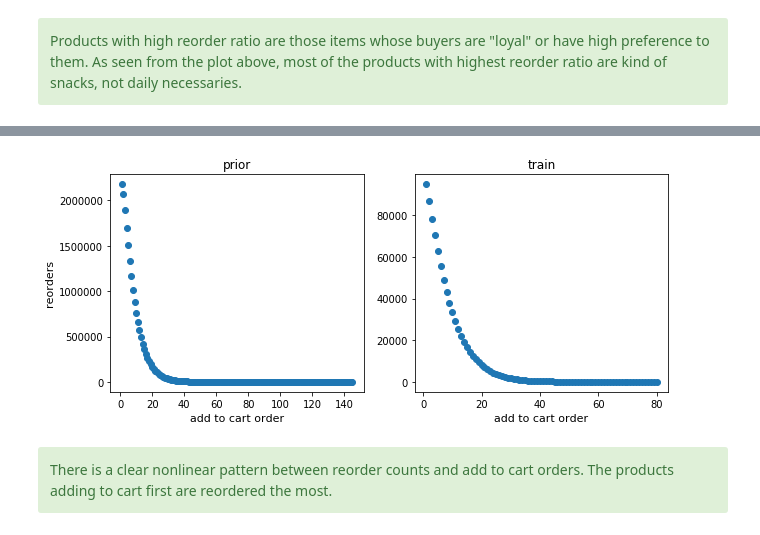
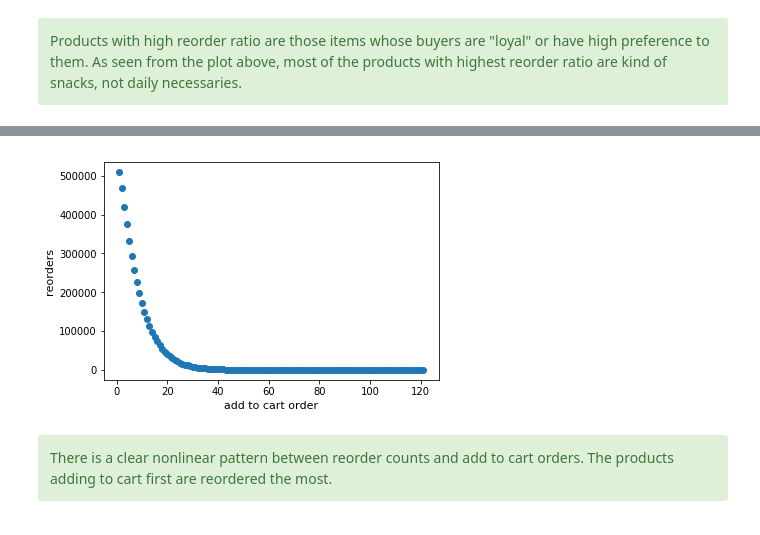
Before and after one commit to cfuther/Capstone-Project-1---Instacart, a Jupyter notebook: Capstone Project 1 - Predict Reorders.ipynb, the cells around one changed output, grey strips where cells are left out. Saved outputs shown, nothing was run; the diff lists cells and outputs as text; code cells hidden in the pictures.

```diff
--- a/Capstone Project 1 - Predict Reorders.ipynb
+++ b/Capstone Project 1 - Predict Reorders.ipynb
@@ -230,9 +266,12 @@ Customers make at least 4 orders and at most 100 orders.
 department = pd.read_csv('C:/DS/Springboard/1st_capstone_project/departments/departments.csv')
 aisle = pd.read_csv('C:/DS/Springboard/1st_capstone_project/aisles/aisles.csv')
 # %%
-#dataframe for prior set with all order related info
-pr_ord = pd.merge(df_pr,ord_df,on='order_id',how='left')
-pr_ord = pd.merge(pr_ord,products,on='product_id',how='left')
-
-pr_ord.head()
+#product-order dataframe with department and aisle info
+pr_ord = pd.concat([pd.merge(df_pr,ord_df,on='order_id',how='left'),pd.merge(df_tr,ord_df,on='order_id',how='left')])
+pr_ord.dropna(inplace=True)
+print(len(pr_ord))
+pr_ord = pr_ord.merge(products,on='product_id',how='left')
+pr_ord.replace({'prior':1,'train':2},inplace=True) #convert object column to integer to save space
+print(pr_ord.head())
+print(pr_ord.info(memory_usage='deep'))
 # %% [output]
@@ -291,3 +341,16 @@ plt.show()
 <div class="alert alert-success">
 Products with high reorder ratio are those items whose buyers are "loyal" or have high preference to them. As seen from the plot above, most of the products with highest reorder ratio are kind of snacks, not daily necessaries.
 </div>
+# %%
+# product order frequency
+product_freq = pr_ord.groupby(['user_id','product_id']).size().reset_index(name='freq')
+product_freq_prod = product_freq.groupby('product_id')['freq'].mean().reset_index(name='prod_freq').sort_values('prod_freq',ascending=False)
+pr_ord = pr_ord.merge(product_freq_prod,on='product_id',how='left').merge(product_freq,on=['user_id','product_id'],how='left')
+product_freq_prod = product_freq_prod.merge(products,on='product_id',how='left')
+
+fig = plt.figure(figsize=(10,6))
+sns.barplot(x='product_name',y='prod_freq',data=product_freq_prod.iloc[0:20,:],color='g',alpha=0.5)
+plt.xlabel('product name')
+plt.xticks(rotation='vertical')
+plt.ylabel('order frequency')
+plt.show()
@@ -294,28 +382,19 @@ Products with high reorder ratio are those items whose buyers are "loyal" or hav
 # %%
 #check relationship between reorder times and add to cart order
-df_pr_gp = df_pr.groupby('add_to_cart_order')['reordered'].sum()
+df_pr_gp = pr_ord.groupby('add_to_cart_order')['reordered'].sum()
 df_pr_gp = df_pr_gp.reset_index()
 df_pr_gp.columns = ['add_to_cart_order','reorder_sum']
 
-df_tr_gp = df_tr.groupby('add_to_cart_order')['reordered'].sum()
-df_tr_gp = df_tr_gp.reset_index()
-df_tr_gp.columns = ['add_to_cart_order','reorder_sum']
-#df_pr_gp.head()
-fig = plt.figure(figsize=(10,4))
-a = fig.add_subplot(121)
+fig = plt.figure(figsize=(6,4))
+
 plt.scatter(df_pr_gp['add_to_cart_order'],df_pr_gp['reorder_sum'])
-a.set_xlabel('add to cart order',fontsize=11)
-a.set_ylabel('reorders',fontsize=11)
-a.set_title('prior')
+plt.xlabel('add to cart order',fontsize=11)
+plt.ylabel('reorders',fontsize=11)
 
-b = fig.add_subplot(122)
-plt.scatter(df_tr_gp['add_to_cart_order'],df_tr_gp['reorder_sum'])
-b.set_xlabel('add to cart order',fontsize=11)
-b.set_title('train')
 
 plt.show()
 # %% [output]
-[figure, old version]
+[figure, new version]
 # %% [markdown]
 <div class="alert alert-success">
 There is a clear nonlinear pattern between reorder counts and add to cart orders. The products adding to cart first are reordered the most.
```
Also changed, not shown: parts of 79 cells of this notebook.
